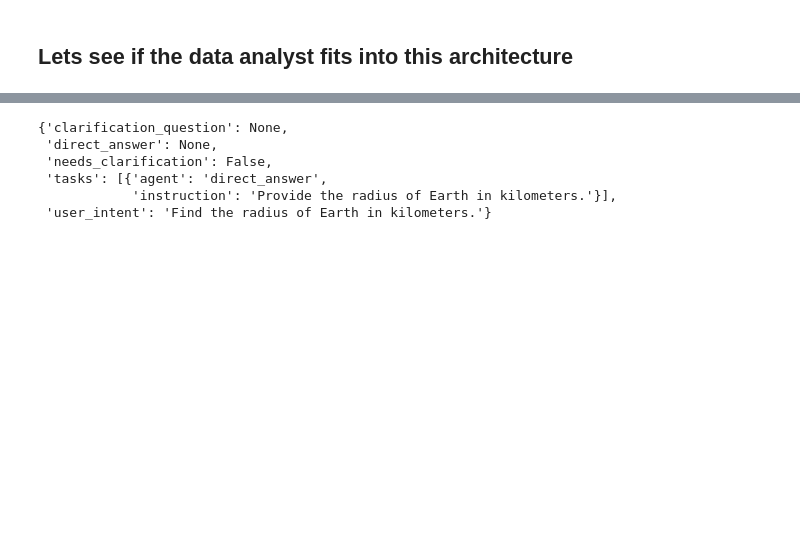
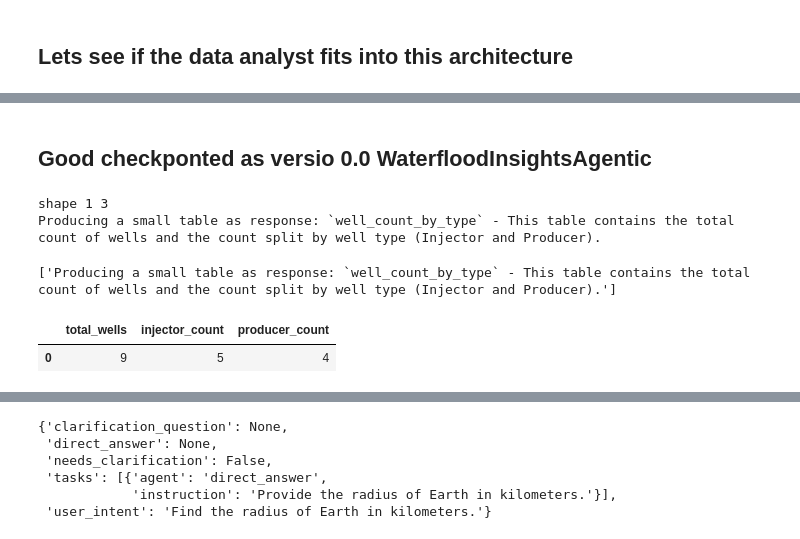
Before and after one commit to xavierbox/AgenticWaterfloodInsights3, a Jupyter notebook: notebooks/experiment2.ipynb, the cells around one changed output, grey strips where cells are left out. Cells and saved outputs as stored; diff of their text form; code cells hidden in the pictures; blank space fills up the shorter version.

```diff
--- a/notebooks/experiment2.ipynb
+++ b/notebooks/experiment2.ipynb
@@ -768,7 +774,7 @@ from pydantic import BaseModel, Field
 class RouterState(BaseModel):
     plan: SystemPlan
     task_index_to_execute: int = 0
-    waiting_for_user: bool = False
+    #waiting_for_user: bool = False
 
 class RouterComponent:
     """
@@ -793,10 +799,7 @@ class RouterComponent:
     def route(self, state: RouterState) -> str:
         plan = state.plan
 
-        if state.waiting_for_user:
-            return "end"
-
-        if plan.needs_clarification:
+        if plan.clarification_request is not None:
             return "clarification"
 
         if plan.direct_answer is not None:
@@ -808,19 +811,14 @@ class RouterComponent:
         return plan.tasks[state.task_index_to_execute].agent
 
     def run(self, state: RouterState) -> str:
-        """
-        returns the name of the node to execute. Namely, the agent to execute
-        """
-
         return self.route(state)
-
 
 router = RouterComponent()
 
 router_state = RouterState(
     plan=plan,
     task_index_to_execute=2,
-    waiting_for_user=False,
+    #waiting_for_user=False,
 )
 
 router.run( router_state )
@@ -1296,0 +1572,19 @@ DATA RESULTS:
+# %%
+system = AgenticSystem(
+    llm=llm,
+    data_analyst_component=analyst,
+)
+
+#result_state = system.run(
+#    "How many wells are there? Show the count split by well type. "
+#    "Also explain briefly what an injector well is."
+#)
+
+result_state = system.run(
+"What is water cut? Then identify the producer with the highest water cut."
+)
+
+
+
+print(result_state["final_answer"])
+print(result_state["task_results"])
@@ -1296,0 +1640,4 @@ DATA RESULTS:
+# %%
+result_state = system.run(
+"What is the name of the wells in that sector?"
+)
@@ -1296,0 +1655,2 @@ DATA RESULTS:
+# %% [markdown]
+## Good checkponted as versio 0.0 WaterfloodInsightsAgentic
@@ -1296,0 +1724,21 @@ DATA RESULTS:
+# %%
+presenter = PresenterComponent(llm=llm)
+
+#result_state = system.run(
+#    "How many wells are there? Show the count split by well type."
+#)
+
+presentation_choices = presenter.run(result_state)
+# %% [output]
+shape 1 3
+Producing a small table as response: `well_count_by_type` - This table contains the total count of wells and the count split by well type (Injector and Producer).
+# %%
+presentation_choices
+# %% [output]
+['Producing a small table as response: `well_count_by_type` - This table contains the total count of wells and the count split by well type (Injector and Producer).']
+# %%
+system.data_analyst_component.smart_data.catalog_snapshot('well_count_by_type')
+system.data_analyst_component.smart_data.get_table_as_df('well_count_by_type')
+# %% [output]
+|  | total_wells | injector_count | producer_count |
+| 0 | 9 | 5 | 4 |
```
Also changed, not shown: parts of 25 cells of this notebook, 2 other files.
